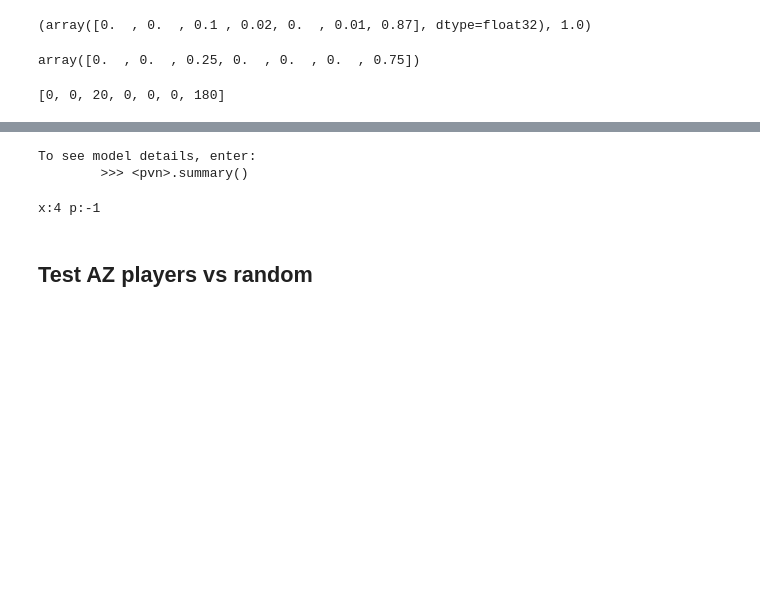
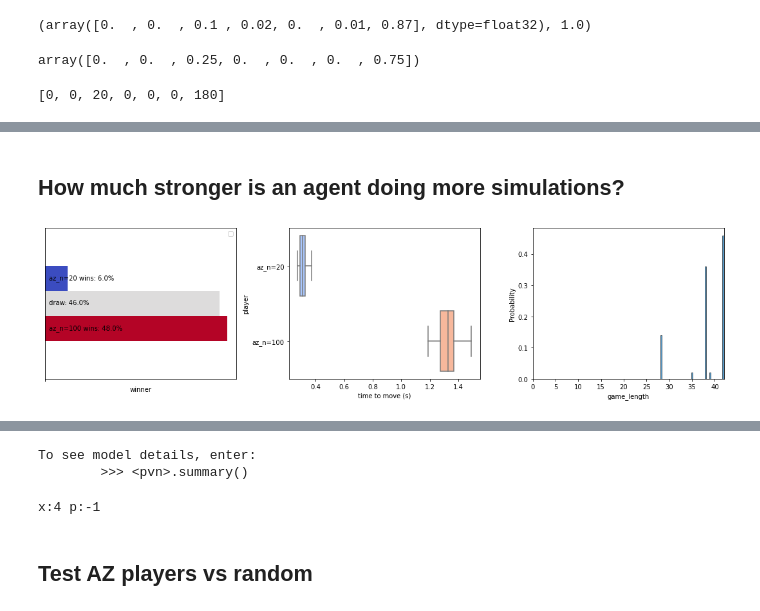
Before and after one commit to spayot/connectfour, a Jupyter notebook: notebooks/test_game.ipynb, the cells around one changed output, grey strips where cells are left out. Drawn from its saved outputs; the diff is of its cells as text; code cells hidden in the pictures; blank space fills up the shorter version.

```diff
--- a/notebooks/test_game.ipynb
+++ b/notebooks/test_game.ipynb
@@ -560,0 +466,8 @@ player = c4.player.AzPlayer
+# %%
+# using identical temperature schedule
+temperature_schedule = c4.temperature.TemperatureSchedule()
+az_strat = {}
+for n in [20,100,200,400]:
+    az_strat[n] = c4.strategies.MctsPvnStrategy(evaluator=pvn,
+                                                temperature_schedule=temperature_schedule,
+                                                n_sims=n)
@@ -568,0 +488,11 @@ c4.compete.plot_strat_competition_outcomes(outcomes, 'raw_pvn_tau=1', 'raw_pvn_t
+# %% [markdown]
+## How much stronger is an agent doing more simulations?
+# %%
+# simulate a few games
+outcomes = c4.compete.compare_strategies(strat1=az_strat[20],
+                                         strat2=az_strat[100],
+                                         n_games=50)
+
+c4.compete.plot_strat_competition_outcomes(outcomes, 'az_n=20', 'az_n=100', figdir=FIGDIR)
+# %% [output]
+[figure, added]
```
Also changed, not shown: parts of 56 cells of this notebook, 13 other files.
